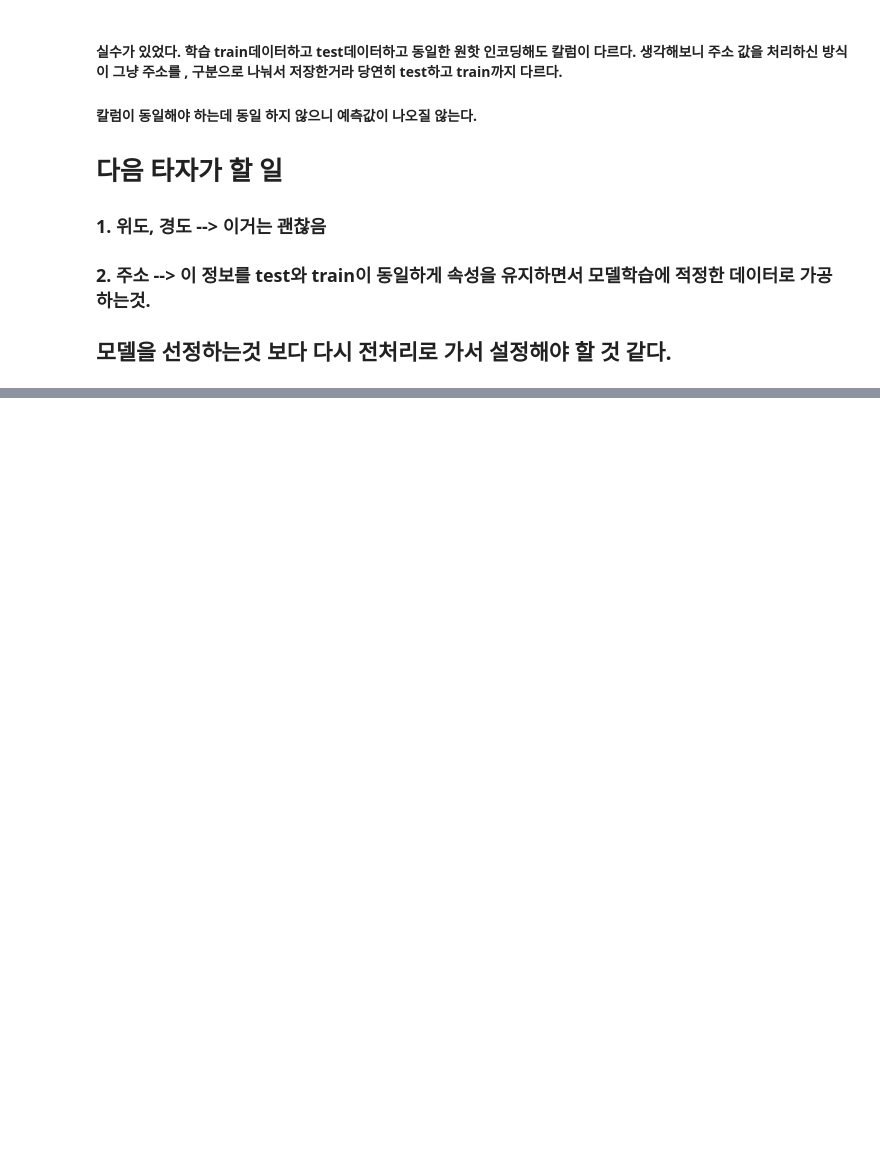
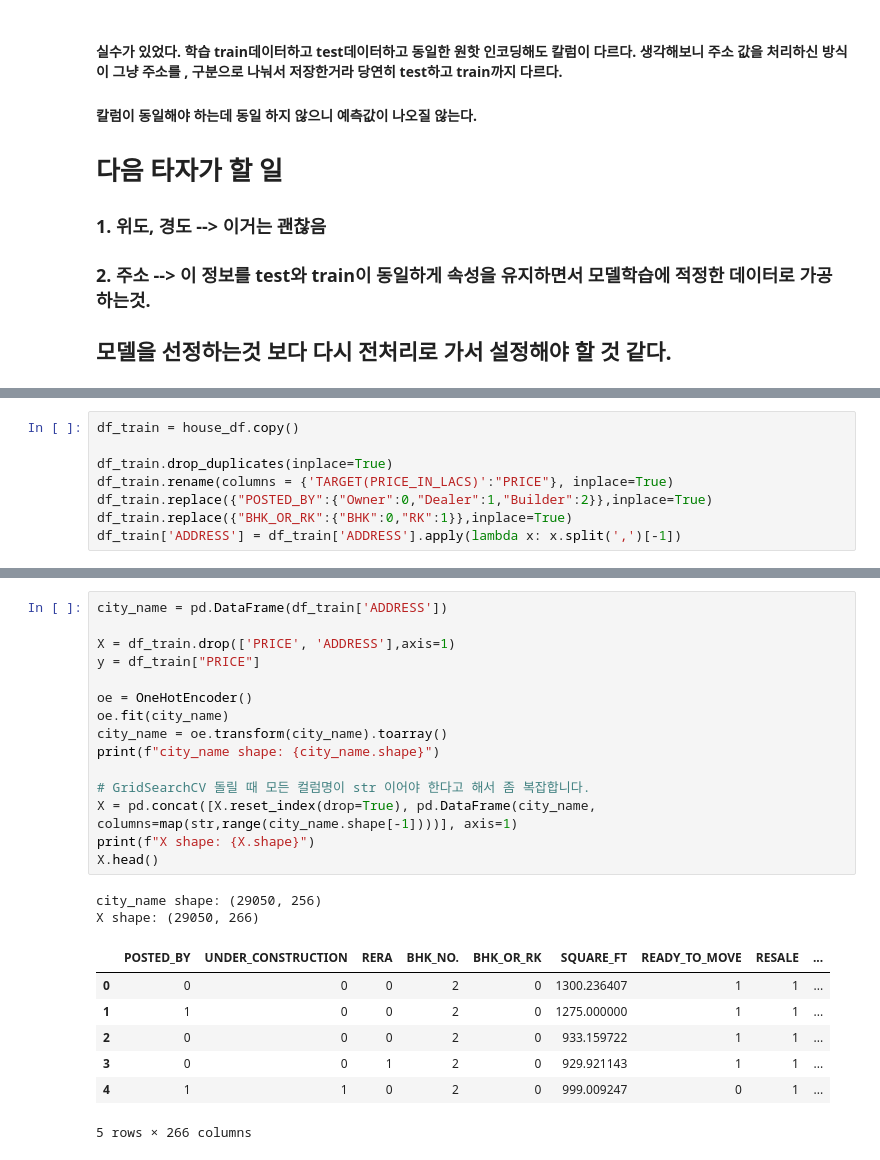
Before and after one commit to deeptudy/kaggle-House_Price_Prediction_Challenge, a Jupyter notebook: housprice.ipynb, the cells around one changed output, grey strips where cells are left out. Saved outputs shown, nothing was run; the diff lists cells and outputs as text; blank space fills up the shorter version.

```diff
--- a/housprice.ipynb
+++ b/housprice.ipynb
@@ -465,0 +627,8 @@ submission.to_csv('submission.csv', index=False)
+# %%
+df_train = house_df.copy()
+
+df_train.drop_duplicates(inplace=True)
+df_train.rename(columns = {'TARGET(PRICE_IN_LACS)':"PRICE"}, inplace=True)
+df_train.replace({"POSTED_BY":{"Owner":0,"Dealer":1,"Builder":2}},inplace=True)
+df_train.replace({"BHK_OR_RK":{"BHK":0,"RK":1}},inplace=True)
+df_train['ADDRESS'] = df_train['ADDRESS'].apply(lambda x: x.split(',')[-1])
@@ -465,0 +660,25 @@ submission.to_csv('submission.csv', index=False)
+# %%
+city_name = pd.DataFrame(df_train['ADDRESS'])
+
+X = df_train.drop(['PRICE', 'ADDRESS'],axis=1)
+y = df_train["PRICE"]
+
+oe = OneHotEncoder()
+oe.fit(city_name)
+city_name = oe.transform(city_name).toarray()
+print(f"city_name shape: {city_name.shape}")
+
+# GridSearchCV 돌릴 때 모든 컬럼명이 str 이어야 한다고 해서 좀 복잡합니다.
+X = pd.concat([X.reset_index(drop=True), pd.DataFrame(city_name, columns=map(str,range(city_name.shape[-1])))], axis=1)
+print(f"X shape: {X.shape}")
+X.head()
+# %% [output]
+city_name shape: (29050, 256)
+X shape: (29050, 266)
+|  | POSTED_BY | UNDER_CONSTRUCTION | RERA | BHK_NO. | BHK_OR_RK | SQUARE_FT | READY_TO_MOVE | RESALE | ... |
+| 0 | 0 | 0 | 0 | 2 | 0 | 1300.236407 | 1 | 1 | ... |
+| 1 | 1 | 0 | 0 | 2 | 0 | 1275.000000 | 1 | 1 | ... |
+| 2 | 0 | 0 | 0 | 2 | 0 | 933.159722 | 1 | 1 | ... |
+| 3 | 0 | 0 | 1 | 2 | 0 | 929.921143 | 1 | 1 | ... |
+| 4 | 1 | 1 | 0 | 2 | 0 | 999.009247 | 0 | 1 | ... |
+5 rows × 266 columns
```
Also changed, not shown: parts of 40 cells of this notebook, 8 other files.
